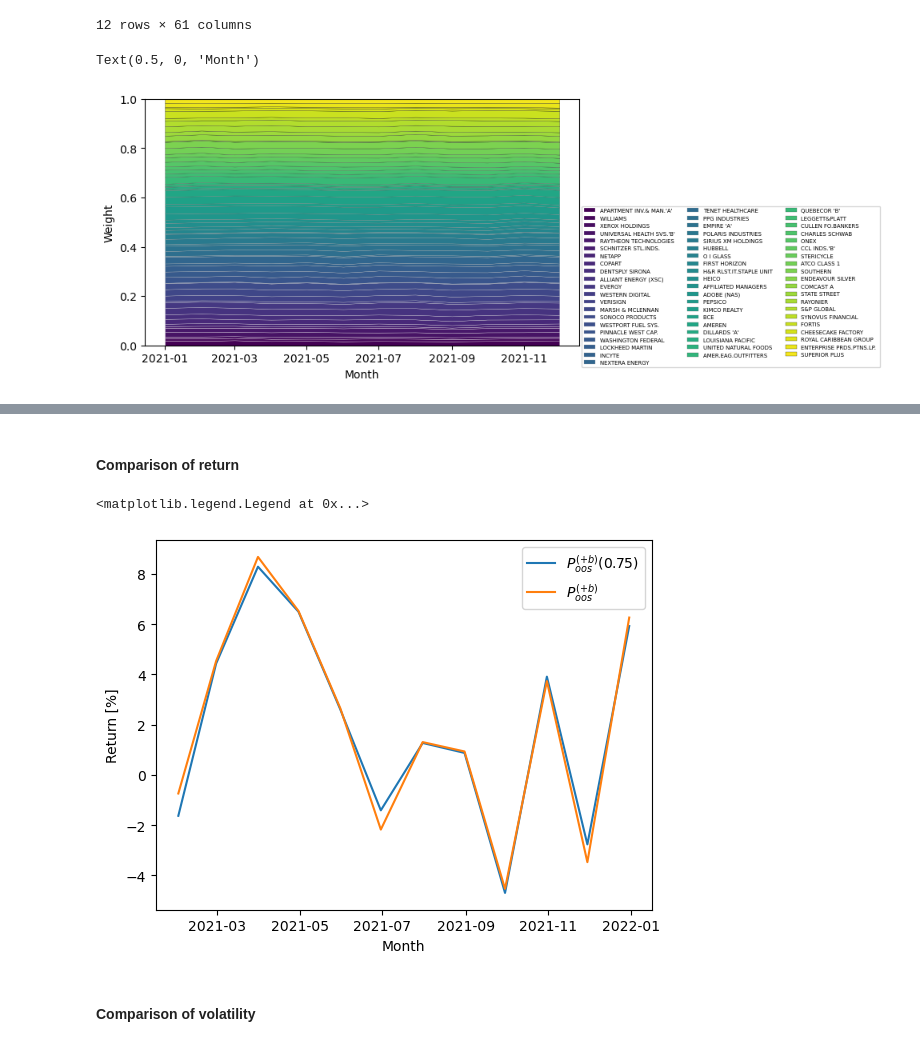
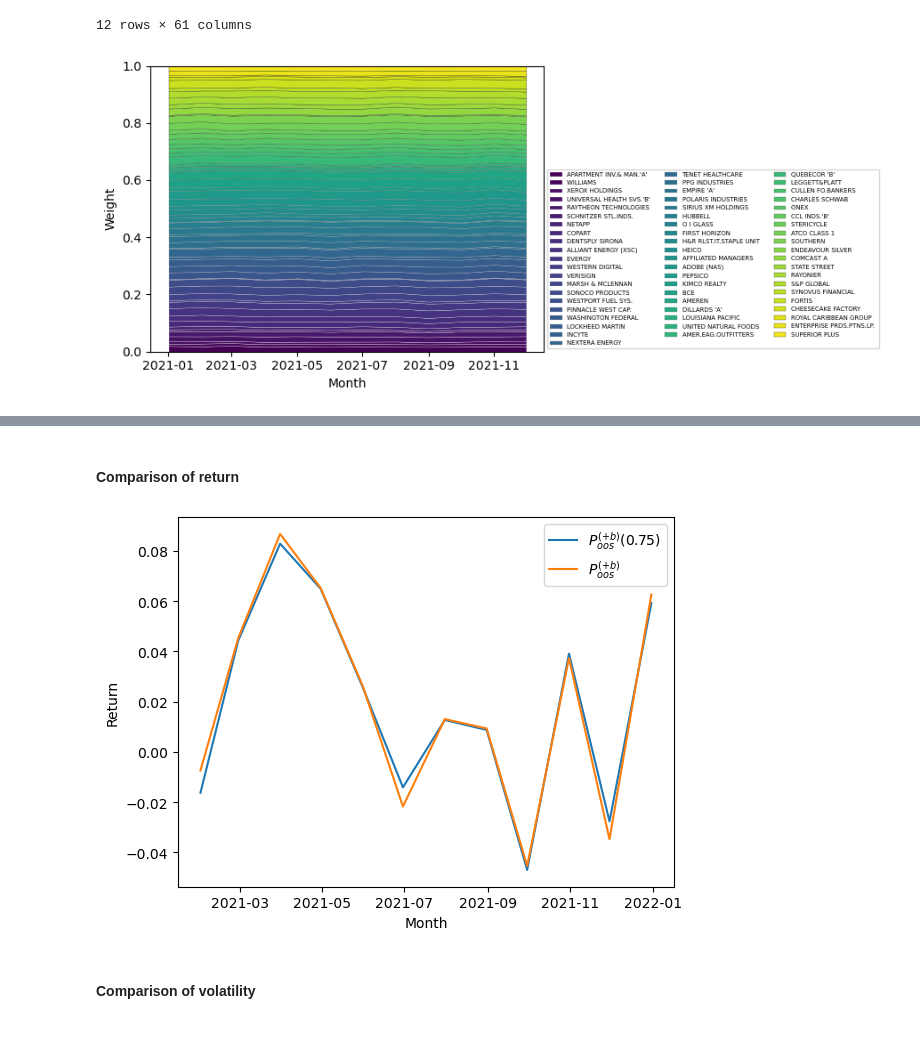
Before and after one commit to victoriawong1123/quant_asset, a Jupyter notebook: project_testing/Final_QARM_Projectcode.ipynb, the cells around one changed output, grey strips where cells are left out. Saved outputs shown, nothing was run; the diff lists cells and outputs as text; code cells hidden in the pictures.

```diff
--- a/project_testing/Final_QARM_Projectcode.ipynb
+++ b/project_testing/Final_QARM_Projectcode.ipynb
@@ -33,4 +23,5 @@ price_index
 # %%
+price_index = price_index.resample('M').last()
 def assets_returns(assets, period, compounded=True):
     if not compounded:
         asset_return = (assets / assets.shift(periods=period)) - 1
@@ -40,0 +34,35 @@ def assets_returns(assets, period, compounded=True):
+# %%
+### Describe the characteristics of the stocks
+
+# create list to store mean, variance, skewness, kurtosis,max,min
+header = list(simple_return.columns.values)
+
+list_mean = list()
+annualized_mean = list()
+annualized_variance = list()
+variance = list()
+skewness = list()
+kurtosis = list()
+max_return = list()
+min_return = list()
+# %%
+# compute mean, variance, kurtosis, skewness
+for columns in range(simple_return.shape[1]):
+
+    list_mean.append(simple_return.iloc[:, columns].mean())
+    annualized_mean.append((1+simple_return.iloc[:, columns].mean())**(12)-1)
+    annualized_std_deviation = np.sqrt(12) * simple_return.iloc[:, columns].std()
+    annualized_variance.append((1+simple_return.iloc[:, columns].var())**(12)-1)
+    variance.append((simple_return.iloc[:, columns].var()))
+    skewness.append(simple_return.iloc[:, columns].skew())
+    kurtosis.append(simple_return.iloc[:, columns].kurt()+3)
+    max_return.append(simple_return.iloc[:, columns].max())
+    min_return.append(simple_return.iloc[:, columns].min())
+
+characteristics = [list_mean, annualized_mean,  variance,annualized_variance, skewness, kurtosis, max_return, min_return]
+chara_index = ['Simple Mean', 'Annualized Mean', 'Variance','Annualized Variance', 'Skewness', 'Kurtosis', 'Max return', 'Min return']
+df_characteristics = pd.DataFrame(characteristics, columns = header, index = chara_index)
+df_characteristics.T.head(10)
+print(df_characteristics.columns)
+import matplotlib.pyplot as plt
+df_transposed = df_characteristics.transpose()
@@ -1634,28 +1775,27 @@ poos_75
 # %%
 # portfolio distribution over months
 poos_75 = pd.read_csv('2.2_poos_75.csv', index_col=0)
 poos_75.index = pd.DatetimeIndex(poos_75.index)
-fig, ax = plt.subplots(1, 1, figsize=(7, 4))
+fig, ax = plt.subplots(1, 1, figsize=(9, 4))
 
 high = np.zeros(len(min_p))
 colors = colormaps['viridis']
 edge_colors = colormaps['gray']
 for i in range(len(poos_75.columns)):
     low = high
     high = low + poos_75.iloc[:, i]
     ax.fill_between(x=poos_75.index, y1=high, y2=low,
                     color=colors(i/len(poos_75.columns)),
                     edgecolor=edge_colors(1 - i/len(poos_75.columns)),
                     lw=0.2, label=poos_75.columns[i])
-ax.legend(ncol=3, fontsize=5, loc=3, bbox_to_anchor=(1, -0.1))
+ax.legend(ncol=3, fontsize=5, loc=3, bbox_to_anchor=(1, 0))
 ax.set_ylim(0, 1)
 ax.set_ylabel('Weight')
 ax.set_xlabel('Month')
 plt.tight_layout()
-plt.savefig('poos.pdf')
+plt.savefig('poos_75.pdf')
 # %% [output]
-Text(0.5, 0, 'Month')
-[figure, old version]
+[figure, new version]
 # %%
 y = r[r.index.year == 2021]
 y.columns = [i.split('-')[0] for i in y.columns]
@@ -1688,17 +1828,17 @@ ret_mu = []
 
 for i in range(12):
     mu = monthly_carbon[monthly_carbon.index.year == 2021].iloc[i]
-    ret_75_mu.append(poos_75.iloc[i] @ mu.T * 100)
-    ret_mu.append(poos.iloc[i] @ mu.T * 100)
+    ret_75_mu.append(poos_75.iloc[i] @ mu.T)
+    ret_mu.append(poos.iloc[i] @ mu.T)
 x = monthly_carbon[monthly_carbon.index.year == 2021].index
 ax.plot(x, ret_75_mu, label='$P_{oos}^{(+b)}(0.75)$')
 ax.plot(x, ret_mu, label='$P_{oos}^{(+b)}$')
 ax.set_xlabel('Month')
-ax.set_ylabel('Return [%]')
+ax.set_ylabel('Return')
 ax.legend()
+plt.savefig('return_comparison.pdf')
 # %% [output]
-<matplotlib.legend.Legend at 0x...>
-[figure, old version]
+[figure, new version]
 # %% [markdown]
 #### Comparison of volatility
 # %%
```
Also changed, not shown: parts of 22 cells of this notebook.
